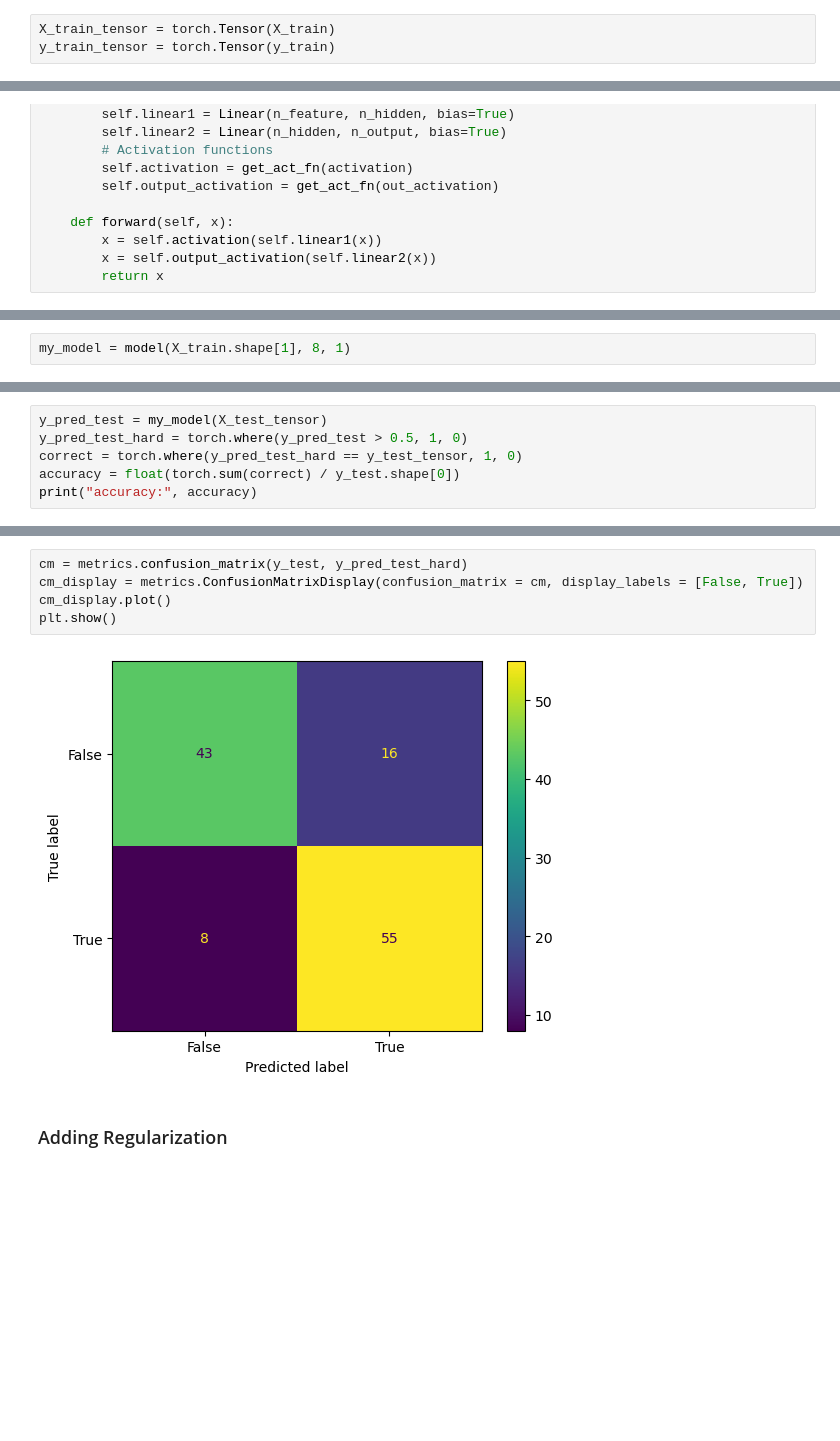
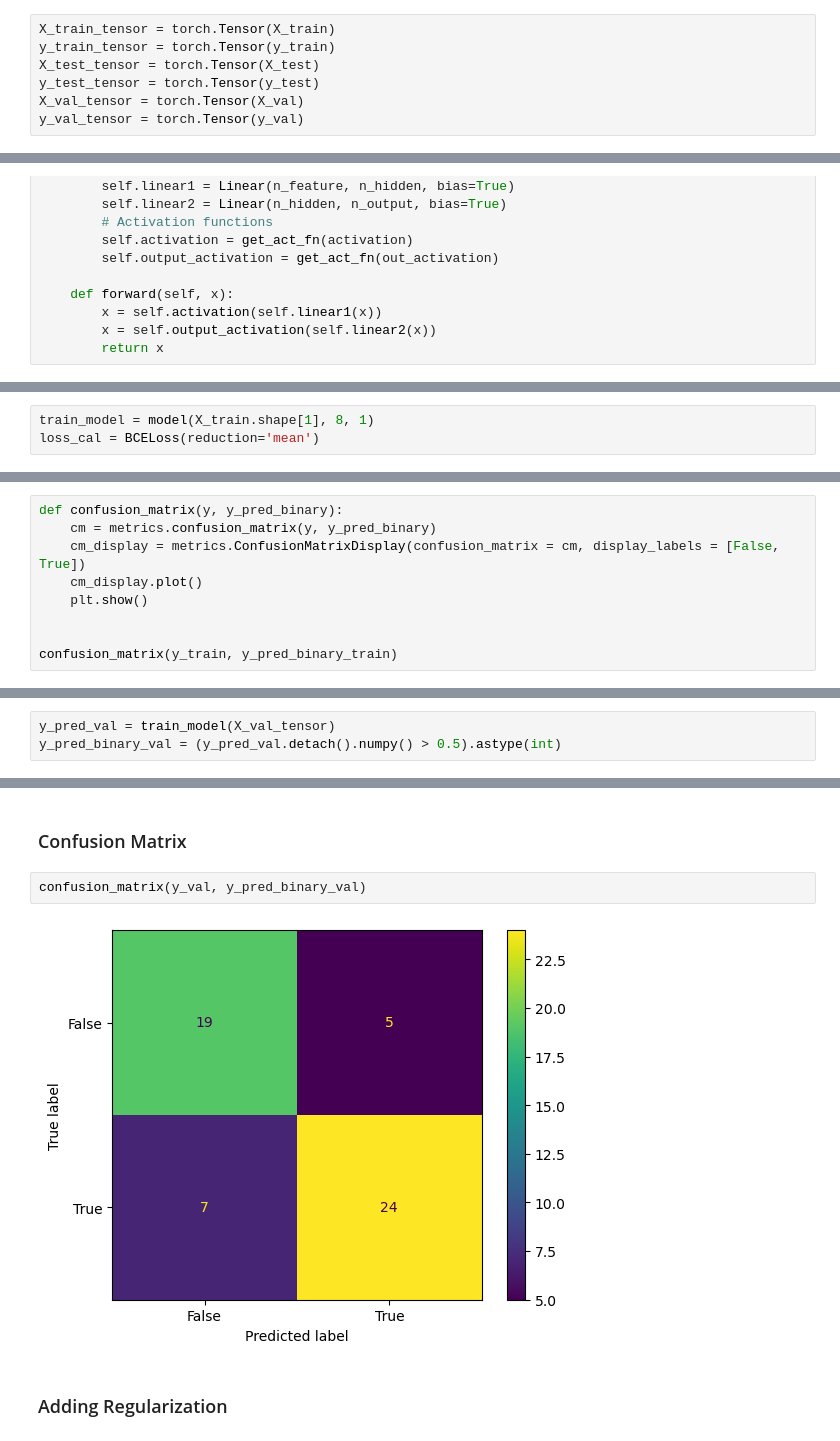
Before and after one commit to thuvu17/ml-train-heart-attack, a Jupyter notebook: heart_attack_NN.ipynb, the cells around one changed output, grey strips where cells are left out. Saved outputs shown, nothing was run; the diff lists cells and outputs as text; blank space fills up the shorter version.

Commit message:
train + valid NN

```diff
--- a/heart_attack_NN.ipynb
+++ b/heart_attack_NN.ipynb
@@ -100,3 +117,7 @@ import matplotlib.pyplot as plt
 # %%
 X_train_tensor = torch.Tensor(X_train)
 y_train_tensor = torch.Tensor(y_train)
+X_test_tensor = torch.Tensor(X_test)
+y_test_tensor = torch.Tensor(y_test)
+X_val_tensor = torch.Tensor(X_val)
+y_val_tensor = torch.Tensor(y_val)
@@ -127,2 +154,3 @@ class model(nn.Module):
 # %%
-my_model = model(X_train.shape[1], 8, 1)
+train_model = model(X_train.shape[1], 8, 1)
+loss_cal = BCELoss(reduction='mean')
@@ -155,0 +209,9 @@ y_test_tensor = torch.Tensor(y_test)
+# %%
+def confusion_matrix(y, y_pred_binary):
+    cm = metrics.confusion_matrix(y, y_pred_binary)
+    cm_display = metrics.ConfusionMatrixDisplay(confusion_matrix = cm, display_labels = [False, True])
+    cm_display.plot()
+    plt.show()
+
+
+confusion_matrix(y_train, y_pred_binary_train)
@@ -156,6 +222,3 @@ y_test_tensor = torch.Tensor(y_test)
 # %%
-y_pred_test = my_model(X_test_tensor)
-y_pred_test_hard = torch.where(y_pred_test > 0.5, 1, 0)
-correct = torch.where(y_pred_test_hard == y_test_tensor, 1, 0)
-accuracy = float(torch.sum(correct) / y_test.shape[0])
-print("accuracy:", accuracy)
+y_pred_val = train_model(X_val_tensor)
+y_pred_binary_val = (y_pred_val.detach().numpy() > 0.5).astype(int)
@@ -164,10 +239,9 @@ accuracy: 0.8032786846160889
+# %% [markdown]
+### Confusion Matrix
 # %%
-cm = metrics.confusion_matrix(y_test, y_pred_test_hard)
-cm_display = metrics.ConfusionMatrixDisplay(confusion_matrix = cm, display_labels = [False, True])
-cm_display.plot()
-plt.show()
+confusion_matrix(y_val, y_pred_binary_val)
 # %% [output]
-[figure, old version]
+[figure, new version]
 # %% [markdown]
 ### Adding Regularization
 # %%
```
Also changed, not shown: parts of 30 cells of this notebook.
